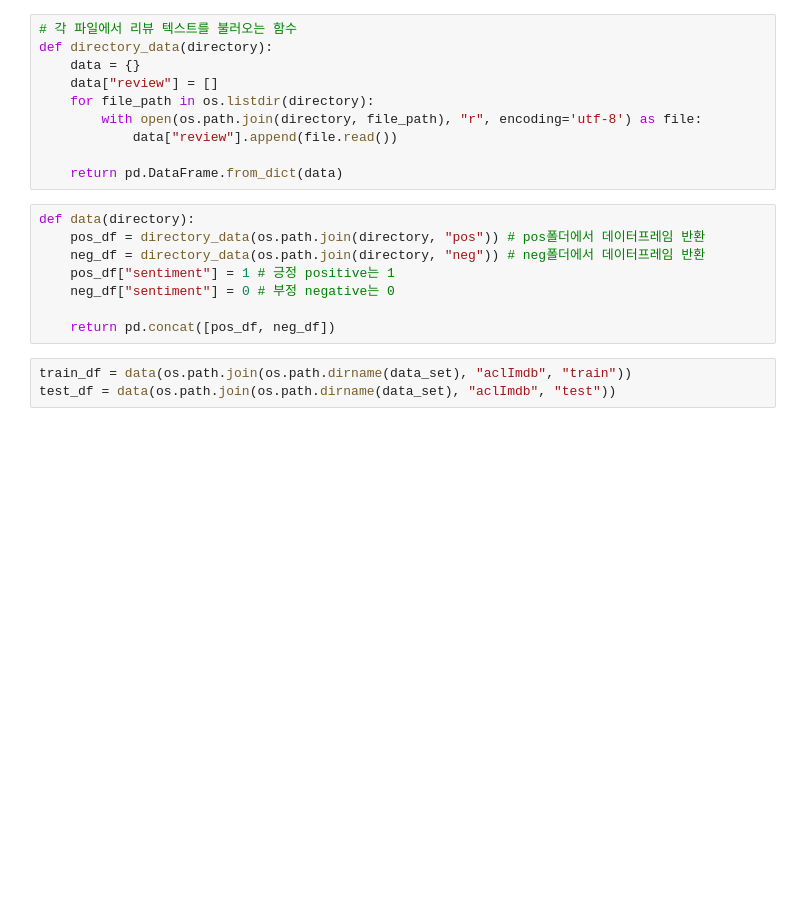
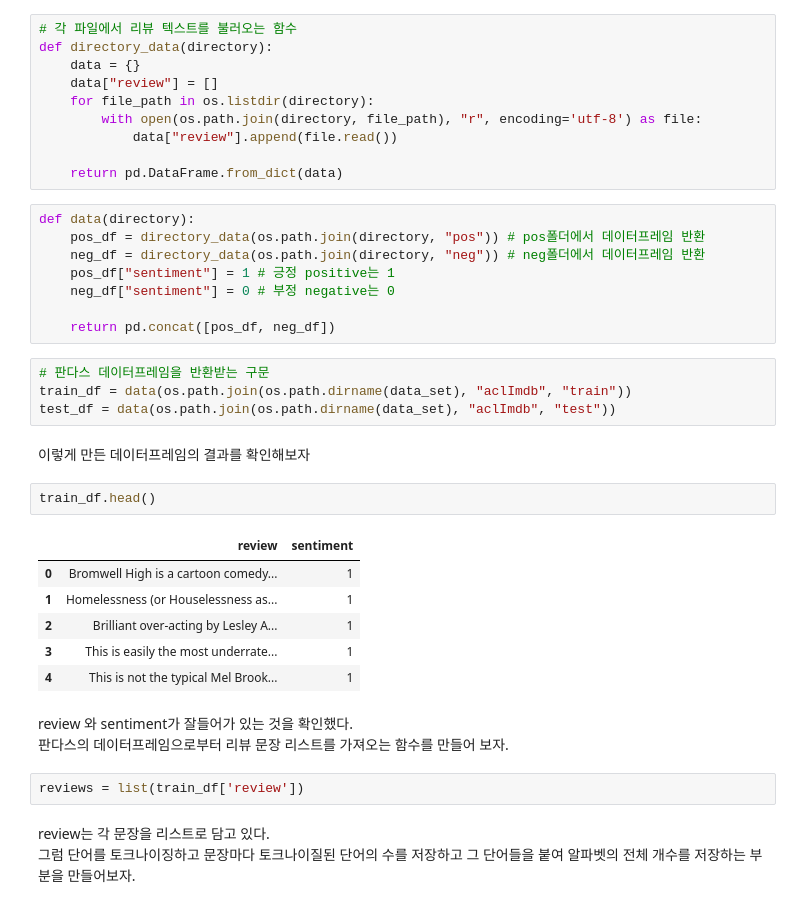
Before and after one commit to neip313/Study, a Jupyter notebook: NLP/텐서플로2와 머신러닝으로 시작하는 자연어처리/ch03_자연어_처리_개요.ipynb, the cells around one changed output. Drawn from its saved outputs; the diff is of its cells as text; blank space fills up the shorter version.

```diff
--- a/NLP/텐서플로2와 머신러닝으로 시작하는 자연어처리/ch03_자연어_처리_개요.ipynb
+++ b/NLP/텐서플로2와 머신러닝으로 시작하는 자연어처리/ch03_자연어_처리_개요.ipynb
@@ -267,5 +267,25 @@ def data(directory):
 
     return pd.concat([pos_df, neg_df])
 # %%
+# 판다스 데이터프레임을 반환받는 구문
 train_df = data(os.path.join(os.path.dirname(data_set), "aclImdb", "train"))
 test_df = data(os.path.join(os.path.dirname(data_set), "aclImdb", "test"))
+# %% [markdown]
+이렇게 만든 데이터프레임의 결과를 확인해보자
+# %%
+train_df.head()
+# %% [output]
+|  | review | sentiment |
+| 0 | Bromwell High is a cartoon comedy... | 1 |
+| 1 | Homelessness (or Houselessness as... | 1 |
+| 2 | Brilliant over-acting by Lesley A... | 1 |
+| 3 | This is easily the most underrate... | 1 |
+| 4 | This is not the typical Mel Brook... | 1 |
+# %% [markdown]
+review 와 sentiment가 잘들어가 있는 것을 확인했다.
+판다스의 데이터프레임으로부터 리뷰 문장 리스트를 가져오는 함수를 만들어 보자.
+# %%
+reviews = list(train_df['review'])
+# %% [markdown]
+review는 각 문장을 리스트로 담고 있다.
+그럼 단어를 토크나이징하고 문장마다 토크나이질된 단어의 수를 저장하고 그 단어들을 붙여 알파벳의 전체 개수를 저장하는 부분을 만들어보자.
```
Also changed, not shown: parts of 2 cells of this notebook.
